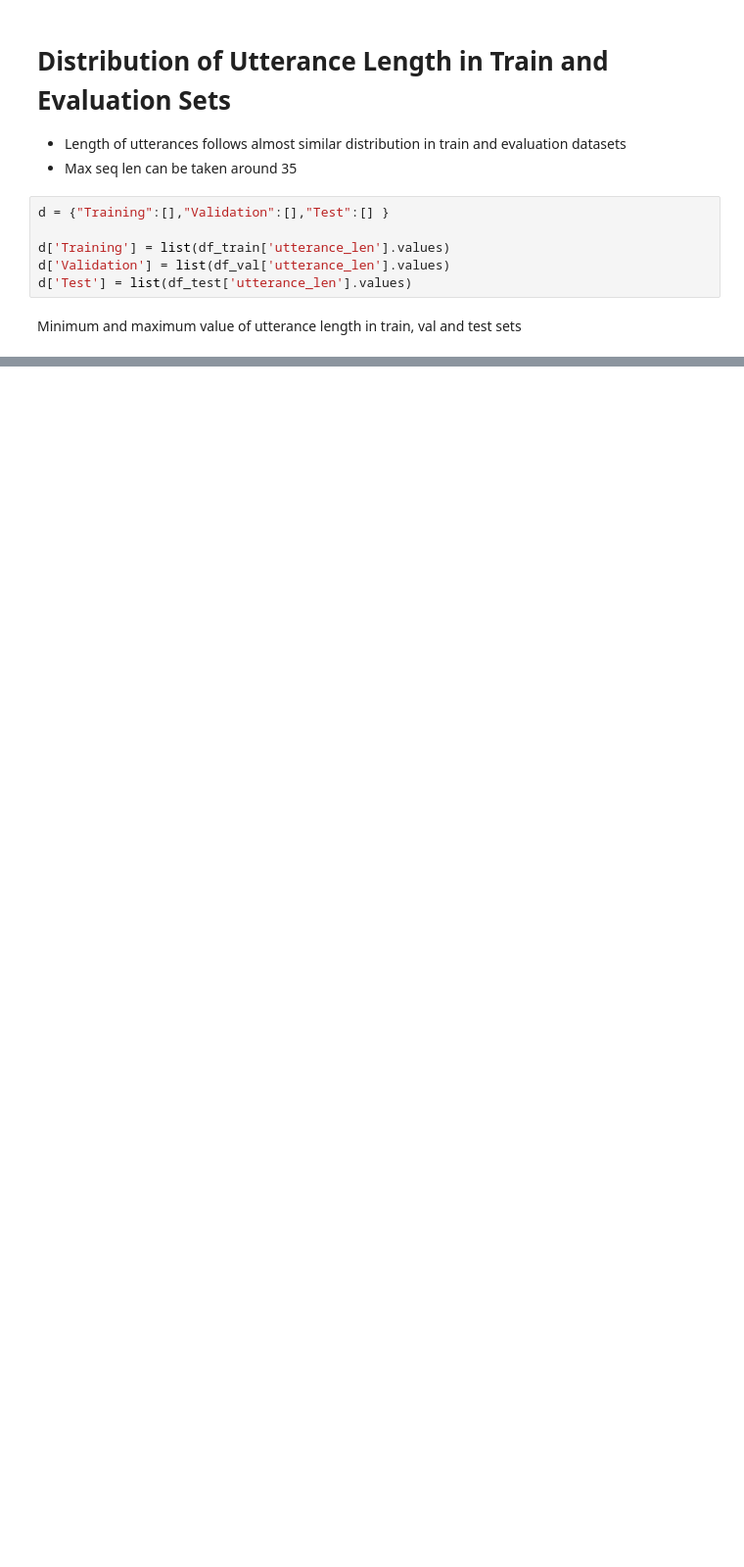
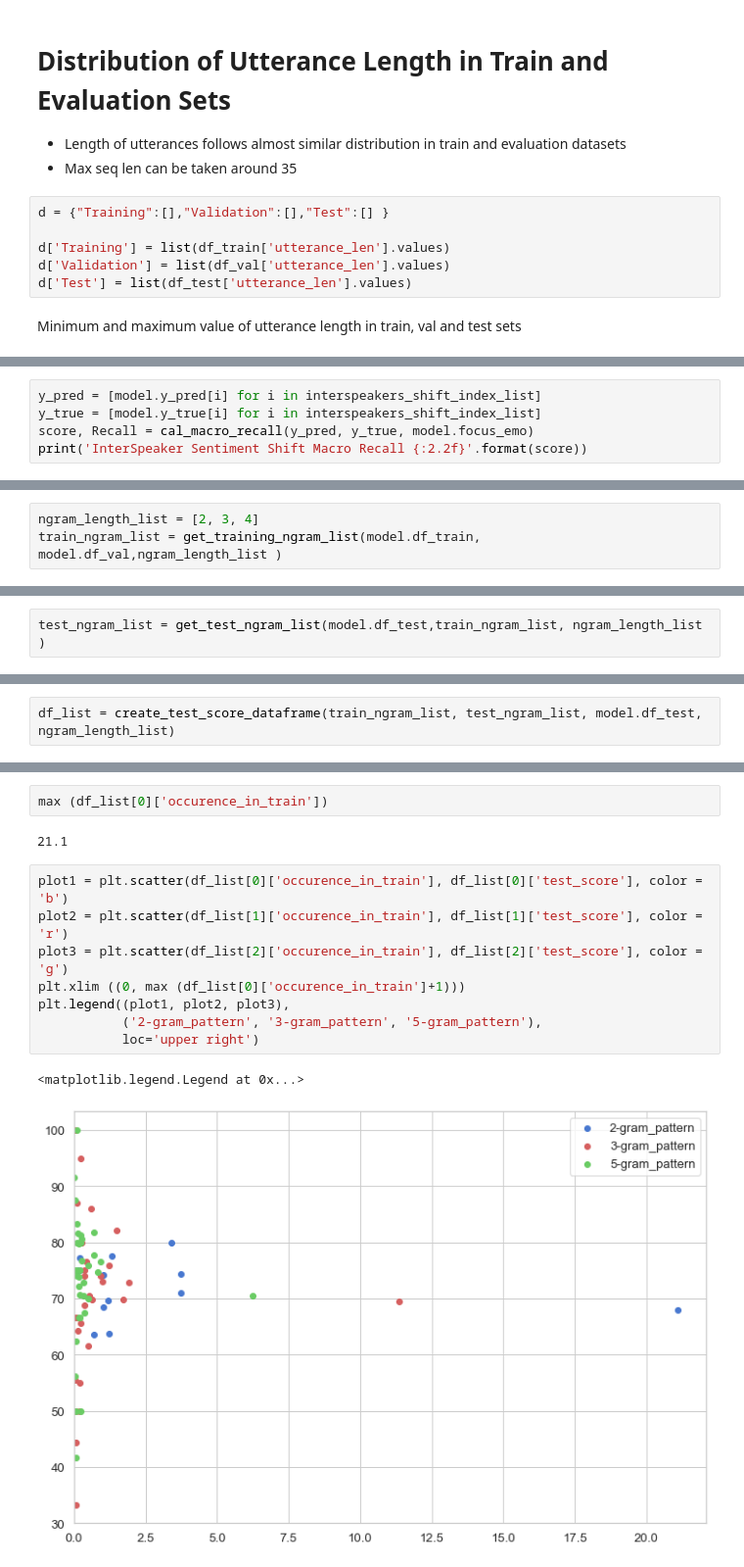
Before and after one commit to neeraj310/Master_Thesis_EA_In_ERC, a Jupyter notebook: playground/Friends.ipynb, the cells around one changed output, grey strips where cells are left out. Shown at 98% size. Cells and saved outputs as stored; diff of their text form; blank space fills up the shorter version.

```diff
--- a/playground/Friends.ipynb
+++ b/playground/Friends.ipynb
@@ -1312,0 +2094,5 @@ LOCAL_RANK: 0 - CUDA_VISIBLE_DEVICES: [0]
+# %%
+y_pred = [model.y_pred[i] for i in interspeakers_shift_index_list]
+y_true = [model.y_true[i] for i in interspeakers_shift_index_list]
+score, Recall = cal_macro_recall(y_pred, y_true, model.focus_emo)
+print('InterSpeaker Sentiment Shift Macro Recall {:2.2f}'.format(score))
@@ -1312,0 +2185,3 @@ LOCAL_RANK: 0 - CUDA_VISIBLE_DEVICES: [0]
+# %%
+ngram_length_list = [2, 3, 4]
+train_ngram_list = get_training_ngram_list(model.df_train, model.df_val,ngram_length_list )
@@ -1312,0 +2211,2 @@ LOCAL_RANK: 0 - CUDA_VISIBLE_DEVICES: [0]
+# %%
+test_ngram_list = get_test_ngram_list(model.df_test,train_ngram_list, ngram_length_list )
@@ -1312,0 +2217,2 @@ LOCAL_RANK: 0 - CUDA_VISIBLE_DEVICES: [0]
+# %%
+df_list = create_test_score_dataframe(train_ngram_list, test_ngram_list, model.df_test, ngram_length_list)
@@ -1312,0 +2223,15 @@ LOCAL_RANK: 0 - CUDA_VISIBLE_DEVICES: [0]
+# %%
+max (df_list[0]['occurence_in_train'])
+# %% [output]
+21.1
+# %%
+plot1 = plt.scatter(df_list[0]['occurence_in_train'], df_list[0]['test_score'], color = 'b')
+plot2 = plt.scatter(df_list[1]['occurence_in_train'], df_list[1]['test_score'], color = 'r')
+plot3 = plt.scatter(df_list[2]['occurence_in_train'], df_list[2]['test_score'], color = 'g')
+plt.xlim ((0, max (df_list[0]['occurence_in_train']+1)))
+plt.legend((plot1, plot2, plot3),
+           ('2-gram_pattern', '3-gram_pattern', '5-gram_pattern'),
+           loc='upper right')
+# %% [output]
+<matplotlib.legend.Legend at 0x...>
+[figure, added]
```
Also changed, not shown: parts of 115 cells of this notebook.
